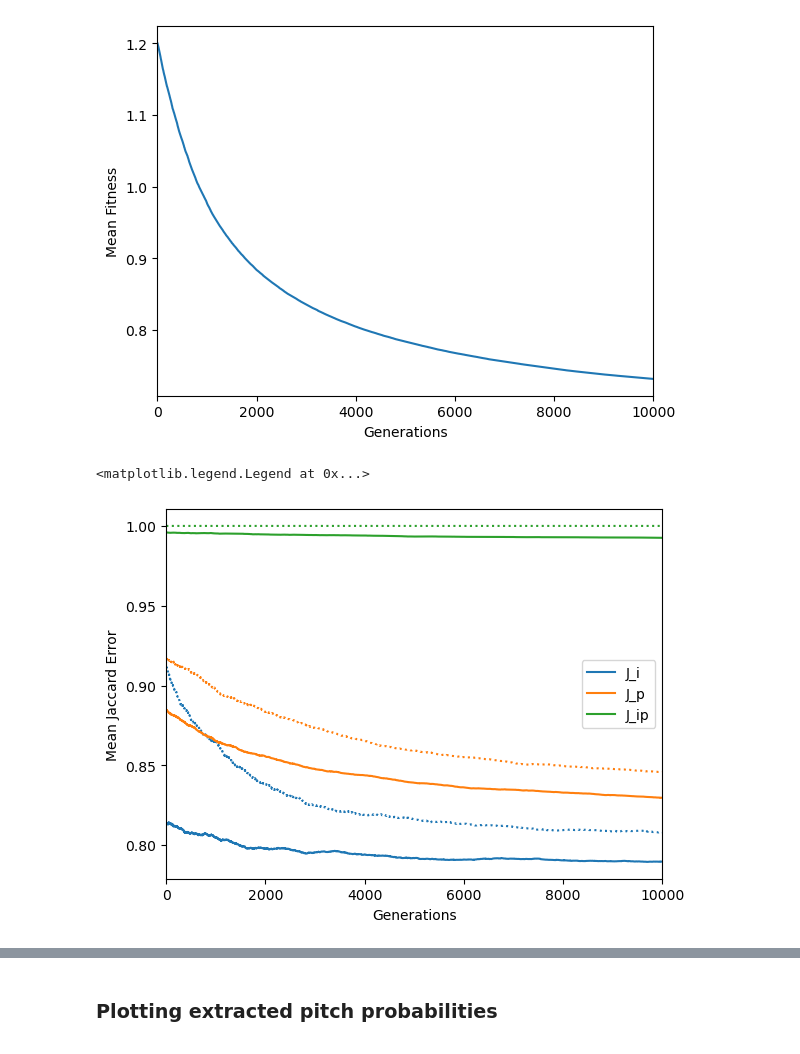
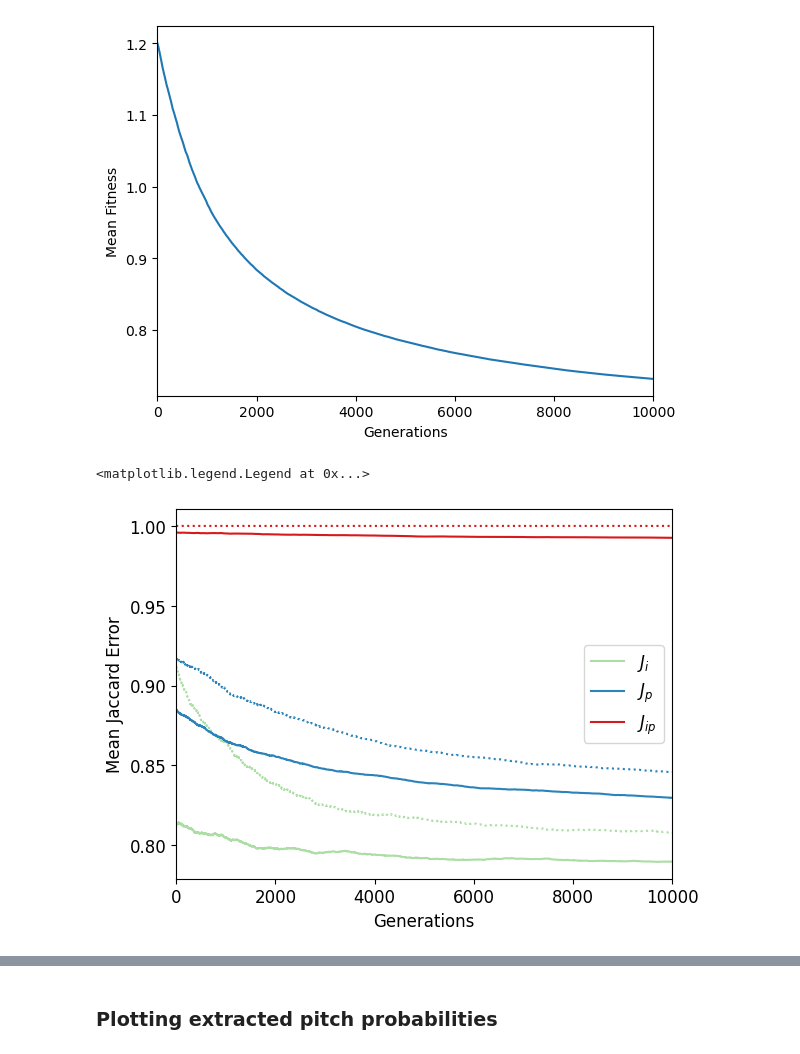
Before and after one commit to jd-rub/MA-thesis, a Jupyter notebook: notebooks/plotting.ipynb, the cells around one changed output, grey strips where cells are left out. Saved outputs shown, nothing was run; the diff lists cells and outputs as text; code cells hidden in the pictures.

```diff
--- a/notebooks/plotting.ipynb
+++ b/notebooks/plotting.ipynb
@@ -88,2 +50,4 @@ ax[1].legend()
+# %%
+colors = ["#abdda4", "#2b83ba", "#d7191c"]
 # %% [markdown]
 Single Onset Experiments
@@ -116,8 +78,10 @@ j_i_means.shape
 # %%
-plt.plot(j_i_means, label="J_i_mean")
-plt.plot(j_p_means, label="J_p_mean")
-plt.plot(j_ip_means, label="J_ip_mean")
+plt.rcParams.update({'font.size': 12})
+plt.plot(j_i_means, label=r"$J_i$", color=colors[0])
+plt.plot(j_p_means, label=r"$J_p$", color=colors[1])
+plt.plot(j_ip_means, label=r"$J_{ip}$", color=colors[2])
 plt.xlabel("Generations")
+plt.xlim((0, 10000))
 plt.ylabel("Mean Jaccard Error")
 plt.legend()
 # %% [output]
@@ -146,5 +118,5 @@ Multi-Onsets Experiments (Full Piece)
 # %%
-experiment_name = "tiny_aam/300_1_10000_0.05_5_10_1_20_0.9954_15_10_1sec_repeat"
+experiment_name = "/tiny_aam/300_1_10000_0.05_5_10_1_20_0.9954_15_20_1sec_preprocess"
 root_path = f"./experiments/{experiment_name}/"
 csv_files = glob.glob(root_path + "**/*.csv", recursive=True)
 j_i, j_p, j_ip, fitness = pd.DataFrame(), pd.DataFrame(), pd.DataFrame(), pd.DataFrame()
@@ -154,7 +126,10 @@ for i, file in enumerate(csv_files):
     j_p = pd.concat([j_p, df["j_p"]], axis=1)
     j_ip = pd.concat([j_ip, df["j_ip"]], axis=1)
     fitness = pd.concat([fitness, df["fitness"]], axis=1)
-df = pd.DataFrame({"j_i":list(j_i.mean(axis=1)), "j_p":list(j_p.mean(axis=1)), "j_ip":list(j_ip.mean(axis=1))})
+df = pd.DataFrame({r"$J_i$":list(j_i.mean(axis=1)), r"$j_p$":list(j_p.mean(axis=1)), r"$j_{ip}$":list(j_ip.mean(axis=1))})
 df_fit = fitness.mean(axis=1)
-df.plot(xlabel="Generations", ylabel="Mean Jaccard Error", xlim=(0, 10000))
+ax = df.plot(xlabel="Generations", ylabel="Mean Jaccard Error", xlim=(0, 10000))
+for i, l in enumerate(ax.lines):
+    plt.setp(l, color=colors[i])
+plt.legend()
 # %% [output]
@@ -210,18 +185,18 @@ df_fit_preprocess_less = fitness.mean(axis=1)
 # %%
 # Compare baseline and pre-process
 fig, ax = plt.subplots()
 
 # Baseline (Run code cell above first)
-df_base.plot(xlabel="Generations", ylabel="Mean Jaccard Error", xlim=(0, 10000), ax=ax, linestyle="dotted", color=["tab:blue", "tab:orange", "tab:green"])
+df_base.plot(xlabel="Generations", ylabel="Mean Jaccard Error", xlim=(0, 10000), ax=ax, linestyle="dotted", color=colors)
 
 # Pre-processed base
-df_preprocess.plot(xlabel="Generations", ylabel="Mean Jaccard Error", xlim=(0, 10000), ax=ax, linestyle="solid", color=["tab:blue", "tab:orange", "tab:green"])
-ax.legend(labels=["_nolegend_", "_nolegend_", "_nolegend_", "J_i", "J_p", "J_ip"])
+df_preprocess.plot(xlabel="Generations", ylabel="Mean Jaccard Error", xlim=(0, 10000), ax=ax, linestyle="solid", color=colors)
+ax.legend(labels=["_nolegend_", "_nolegend_", "_nolegend_", r"$J_i$", r"$J_p$", r"$J_{ip}$"])
 # Pre-processed less mutation strength
 # df_preprocess_less.plot(xlabel="Generations", ylabel="Mean Jaccard Error", xlim=(0, 10000), ax=ax, linestyle="solid", color=["tab:blue", "tab:orange", "tab:green"])
 # %% [output]
 <matplotlib.legend.Legend at 0x...>
-[figure, old version]
+[figure, new version]
 # %%
 # Compare baseline and pre-process
 fig, ax = plt.subplots()
```
Also changed, not shown: parts of 30 cells of this notebook.
